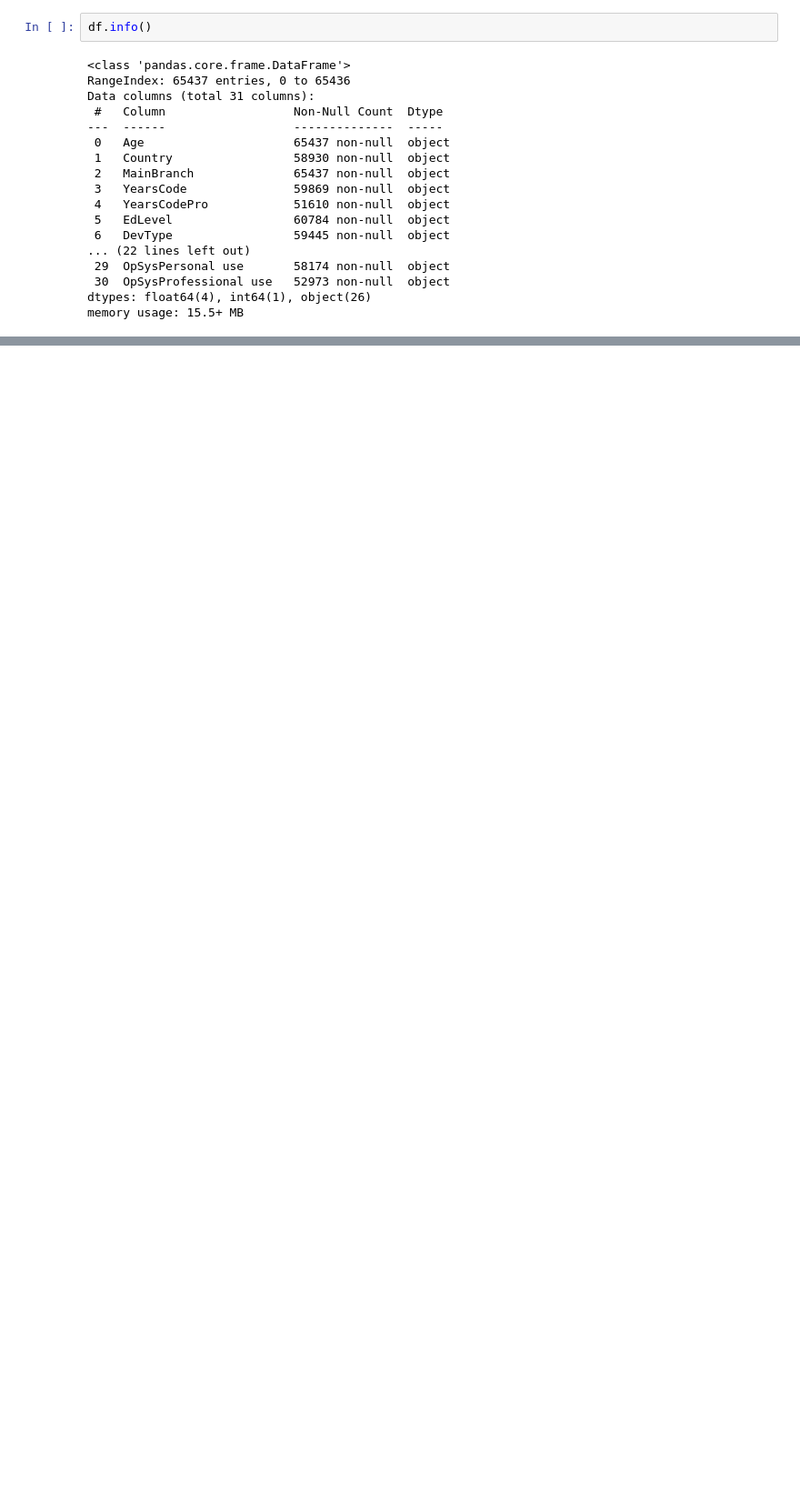
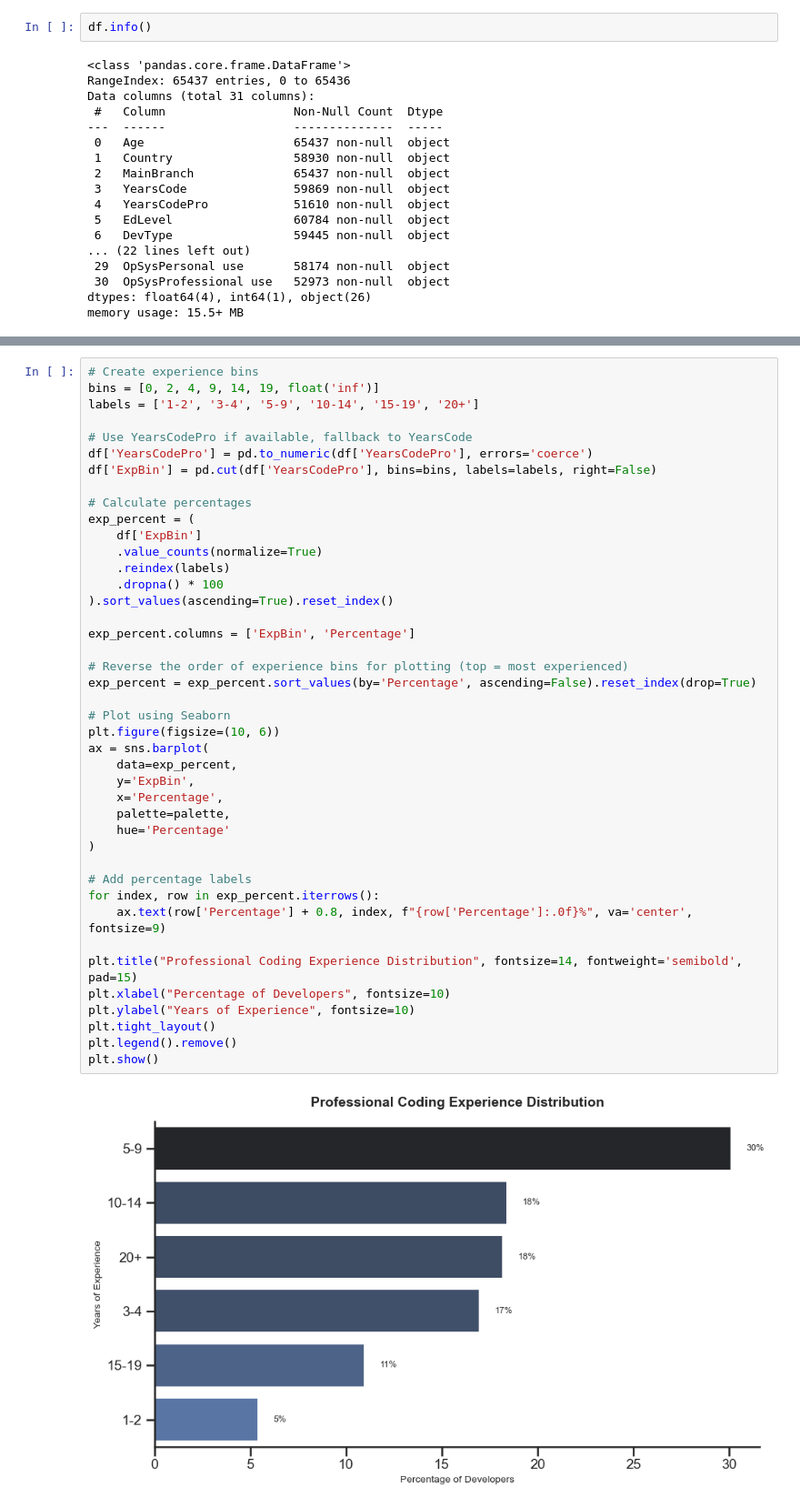
Before and after one commit to codeandcharts/stackoverflow_survey_clean_24, a Jupyter notebook: notebook/stack_overflow_eda.ipynb, the cells around one changed output, grey strips where cells are left out. Shown at 91% size. Cells and saved outputs as stored; diff of their text form; blank space fills up the shorter version.

```diff
--- a/notebook/stack_overflow_eda.ipynb
+++ b/notebook/stack_overflow_eda.ipynb
@@ -1096,0 +306,44 @@ This analysis provides valuable insights for developers, employers, educators, a
+# %%
+# Create experience bins
+bins = [0, 2, 4, 9, 14, 19, float('inf')]
+labels = ['1-2', '3-4', '5-9', '10-14', '15-19', '20+']
+
+# Use YearsCodePro if available, fallback to YearsCode
+df['YearsCodePro'] = pd.to_numeric(df['YearsCodePro'], errors='coerce')
+df['ExpBin'] = pd.cut(df['YearsCodePro'], bins=bins, labels=labels, right=False)
+
+# Calculate percentages
+exp_percent = (
+    df['ExpBin']
+    .value_counts(normalize=True)
+    .reindex(labels)
+    .dropna() * 100
+).sort_values(ascending=True).reset_index()
+
+exp_percent.columns = ['ExpBin', 'Percentage']
+
+# Reverse the order of experience bins for plotting (top = most experienced)
+exp_percent = exp_percent.sort_values(by='Percentage', ascending=False).reset_index(drop=True)
+
+# Plot using Seaborn
+plt.figure(figsize=(10, 6))
+ax = sns.barplot(
+    data=exp_percent,
+    y='ExpBin',
+    x='Percentage',
+    palette=palette,
+    hue='Percentage'
+)
+
+# Add percentage labels
+for index, row in exp_percent.iterrows():
+    ax.text(row['Percentage'] + 0.8, index, f"{row['Percentage']:.0f}%", va='center', fontsize=9)
+
+plt.title("Professional Coding Experience Distribution", fontsize=14, fontweight='semibold', pad=15)
+plt.xlabel("Percentage of Developers", fontsize=10)
+plt.ylabel("Years of Experience", fontsize=10)
+plt.tight_layout()
+plt.legend().remove()
+plt.show()
+# %% [output]
+[figure, added]
```
Also changed, not shown: parts of 202 cells of this notebook, 57 other files.
